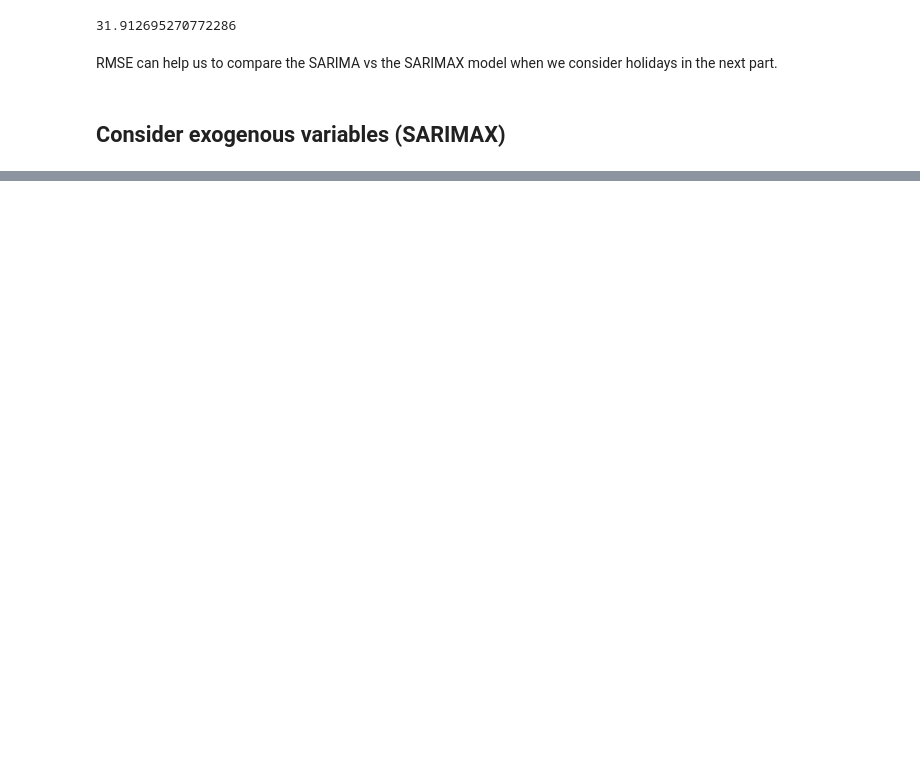
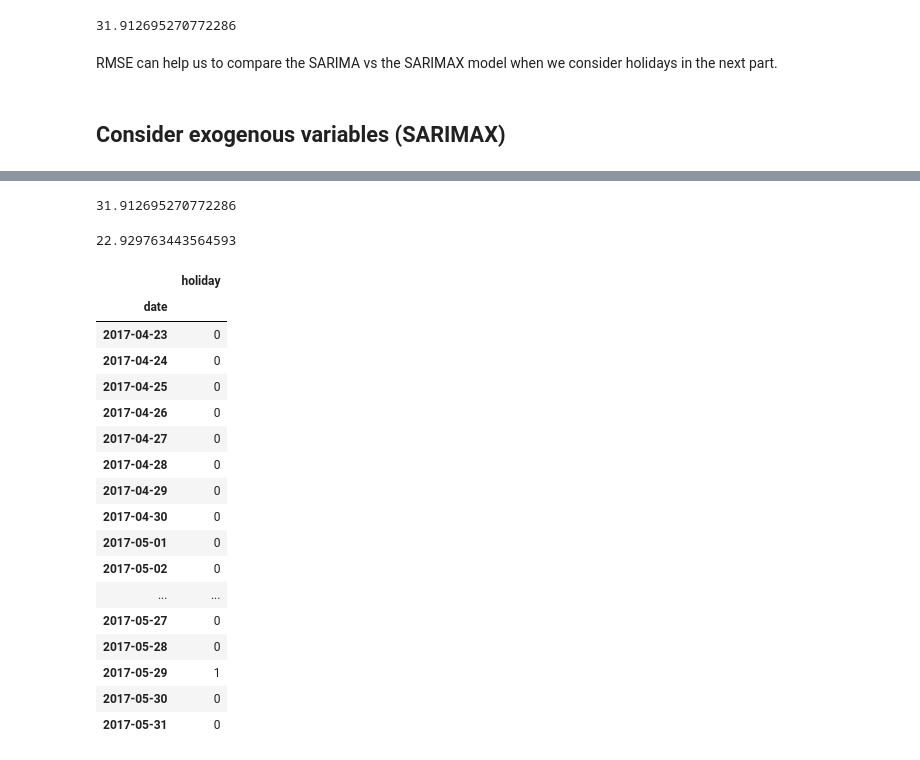
Before and after one commit to kromerh/coincaster, a Jupyter notebook: 04.Analysis/09 SARIMAX.ipynb, the cells around one changed output, grey strips where cells are left out. Saved outputs shown, nothing was run; the diff lists cells and outputs as text; code cells hidden in the pictures; blank space fills up the shorter version.

```diff
--- a/04.Analysis/09 SARIMAX.ipynb
+++ b/04.Analysis/09 SARIMAX.ipynb
@@ -268,0 +339,35 @@ RMSE can help us to compare the SARIMA vs the SARIMAX model when we consider hol
+# %%
+error = rmse(test['total'], predictions)
+error
+# %% [output]
+31.912695270772286
+# %%
+error_exog = rmse(test['total'], predictions3)
+error_exog
+# %% [output]
+22.929763443564593
+# %%
+df_full = pd.read_csv(f"{path}RestaurantVisitors.csv", parse_dates=True, index_col="date")
+df_full.freq = 'D'
+df_full.tail()
+exog_forecast = df_full.iloc[478:][['holiday']]
+exog_forecast
+# %% [output]
+|  | holiday |
+| date |  |
+| 2017-04-23 | 0 |
+| 2017-04-24 | 0 |
+| 2017-04-25 | 0 |
+| 2017-04-26 | 0 |
+| 2017-04-27 | 0 |
+| 2017-04-28 | 0 |
+| 2017-04-29 | 0 |
+| 2017-04-30 | 0 |
+| 2017-05-01 | 0 |
+| 2017-05-02 | 0 |
+| ... | ... |
+| 2017-05-27 | 0 |
+| 2017-05-28 | 0 |
+| 2017-05-29 | 1 |
+| 2017-05-30 | 0 |
+| 2017-05-31 | 0 |
```
Also changed, not shown: parts of 16 cells of this notebook, 1 other file.
